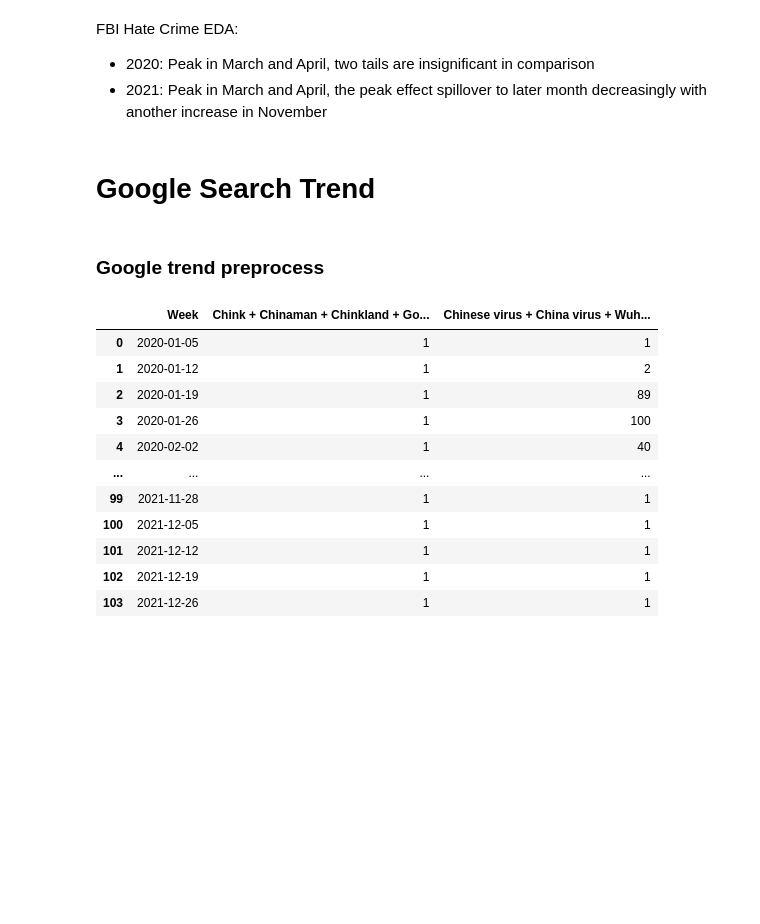
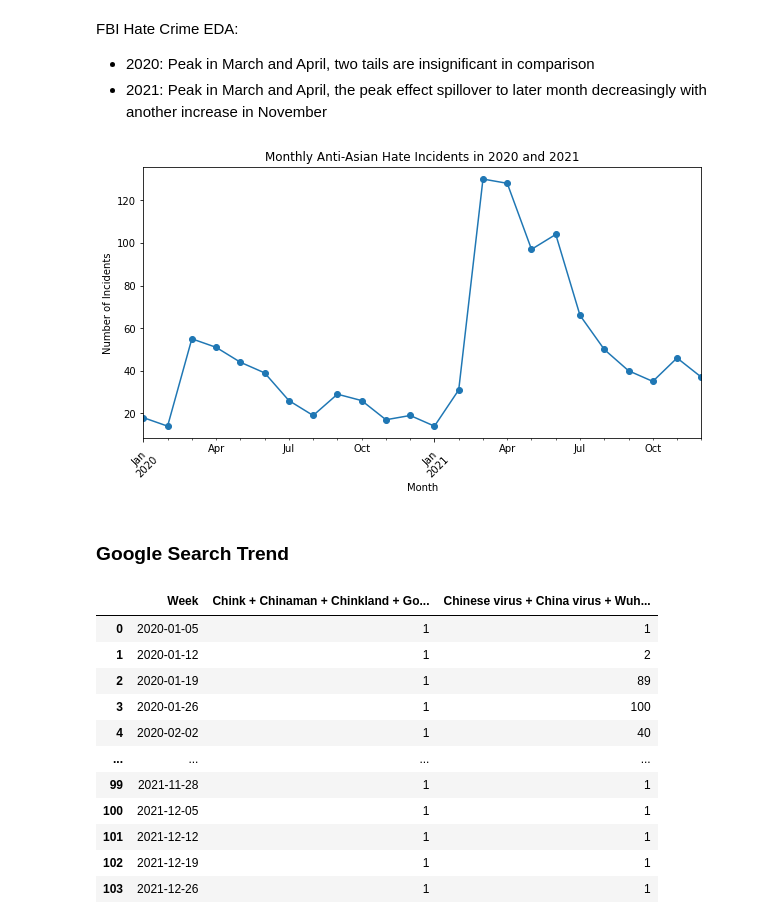
Before and after one commit to yuzhouw313/MA_thesis, a Jupyter notebook: online_offline_analysis.ipynb, the cells around one changed output. Cells and saved outputs as stored; diff of their text form; code cells hidden in the pictures; blank space fills up the shorter version.

```diff
--- a/online_offline_analysis.ipynb
+++ b/online_offline_analysis.ipynb
@@ -181,10 +177,21 @@ plt.show()
 FBI Hate Crime EDA:
 - 2020: Peak in March and April, two tails are insignificant in comparison
 - 2021: Peak in March and April, the peak effect spillover to later month decreasingly with another increase in November
+# %%
+monthly_fbi = asian_crime_df.groupby(asian_crime_df['incident_date'].dt.to_period('M')).size()
+# %%
+monthly_fbi.plot(kind='line', figsize=(10, 5), marker='o')
+
+plt.title('Monthly Anti-Asian Hate Incidents in 2020 and 2021')
+plt.xlabel('Month')
+plt.ylabel('Number of Incidents')
+plt.xticks(rotation=45)
+
+plt.show()
+# %% [output]
+[figure, added]
 # %% [markdown]
-# Google Search Trend
+### Google Search Trend
-# %% [markdown]
-### Google trend preprocess
 # %%
 google_df = pd.read_csv("/Users/itsyuzhou/Winter2024/MA_thesis/GoogleTrends.csv")
 google_df
```
Also changed, not shown: parts of 154 cells of this notebook.
